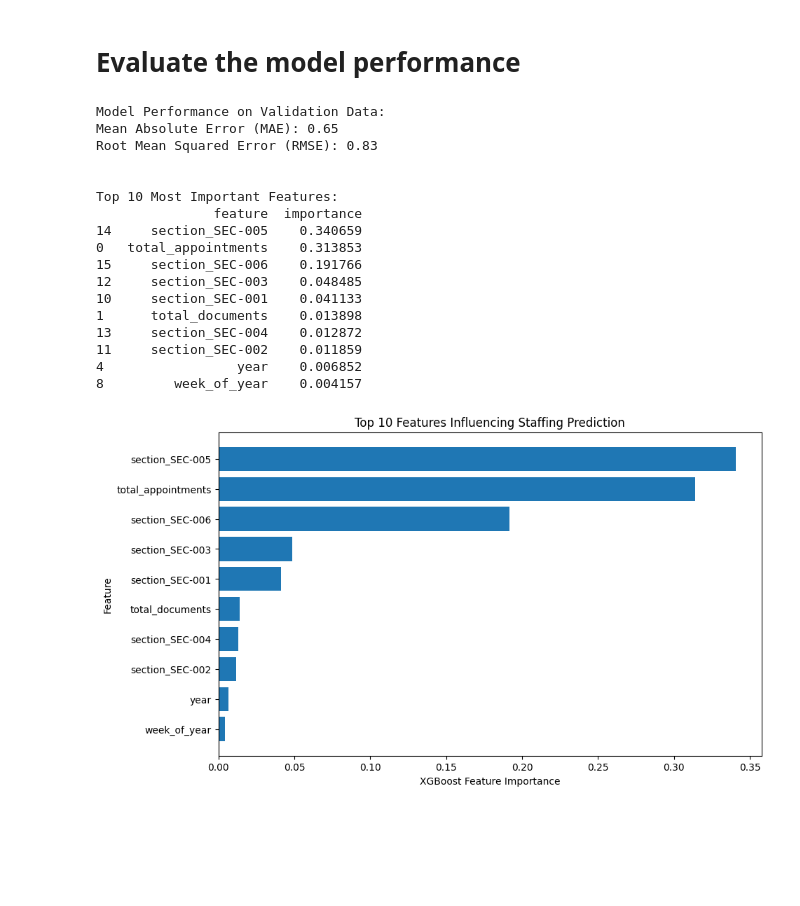
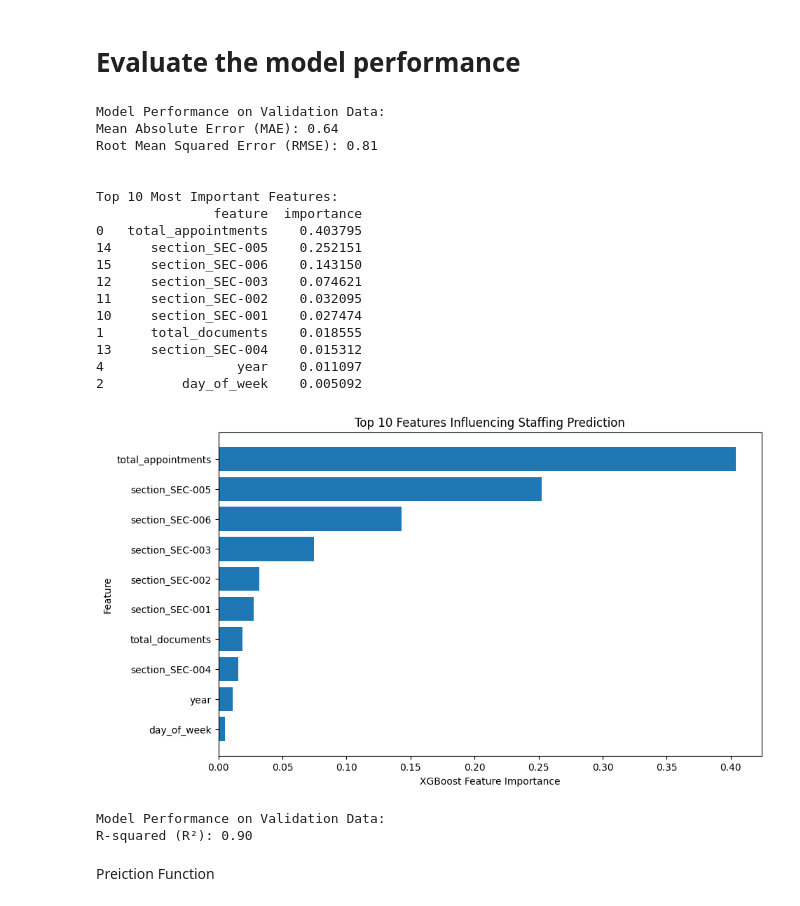
Before and after one commit to RMCV-Rajapaksha/TeamInception_Datathon, a Jupyter notebook: task2_eda_and_data_preprocessing_XGBoost.ipynb, the cells around one changed output. Drawn from its saved outputs; the diff is of its cells as text; code cells hidden in the pictures; blank space fills up the shorter version.

```diff
--- a/task2_eda_and_data_preprocessing_XGBoost.ipynb
+++ b/task2_eda_and_data_preprocessing_XGBoost.ipynb
@@ -302,0 +287,28 @@ Training XGBoost model...
+# %%
+from sklearn.model_selection import GridSearchCV
+
+# --- 1. Define the grid of hyperparameters to test ---
+param_grid = {
+    'n_estimators': [500, 1000, 1500],
+    'learning_rate': [0.01, 0.05, 0.1],
+    'max_depth': [3, 4, 5],
+    'subsample': [0.8, 1.0]
+}
+
+# --- 2. Initialize the Grid Search ---
+grid_search = GridSearchCV(
+    estimator=xgb.XGBRegressor(objective='reg:squarederror', n_jobs=-1, random_state=42),
+    param_grid=param_grid,
+    scoring='neg_mean_absolute_error',
+    cv=3,
+    verbose=2
+)
+
+# --- 3. Run the search on your training data ---
+print("⏳ Starting hyperparameter tuning... (This may take several minutes)")
+grid_search.fit(X_train, y_train)
+
+# --- 4. Get the best model and its parameters ---
+print(f"\n✅ Tuning complete!")
+print(f"Best parameters found: {grid_search.best_params_}")
+best_model = grid_search.best_estimator_
@@ -307,51 +337,67 @@ from sklearn.metrics import mean_absolute_error, root_mean_squared_error
 
 
 # Make predictions on the validation data
-y_pred = model.predict(X_val)
+y_pred = best_model.predict(X_val)
 
 # Calculate performance metrics
 mae = mean_absolute_error(y_val, y_pred)
 rmse = root_mean_squared_error(y_val, y_pred)
 
 print(f"Model Performance on Validation Data:")
 print(f"Mean Absolute Error (MAE): {mae:.2f}")
 print(f"Root Mean Squared Error (RMSE): {rmse:.2f}")
 
 # --- Feature Importance ---
 # This tells us which features the model relied on the most
 feature_importances = pd.DataFrame({
     'feature': X_train.columns,
-    'importance': model.feature_importances_
+    'importance': best_model.feature_importances_
 }).sort_values('importance', ascending=False)
 
 print("\n\nTop 10 Most Important Features:")
 print(feature_importances.head(10))
 
 
 # --- Plot Feature Importance ---
 plt.figure(figsize=(10, 6))
 plt.barh(feature_importances['feature'][:10], feature_importances['importance'][:10])
 plt.xlabel('XGBoost Feature Importance')
 plt.ylabel('Feature')
 plt.title('Top 10 Features Influencing Staffing Prediction')
 plt.gca().invert_yaxis() # Display the most important feature at the top
 plt.show()
 # %% [output]
 Model Performance on Validation Data:
-Mean Absolute Error (MAE): 0.65
-Root Mean Squared Error (RMSE): 0.83
+Mean Absolute Error (MAE): 0.64
+Root Mean Squared Error (RMSE): 0.81
 
 
 Top 10 Most Important Features:
                feature  importance
-14     section_SEC-005    0.340659
-0   total_appointments    0.313853
-15     section_SEC-006    0.191766
-12     section_SEC-003    0.048485
-10     section_SEC-001    0.041133
-1      total_documents    0.013898
-13     section_SEC-004    0.012872
-11     section_SEC-002    0.011859
-4                 year    0.006852
-8         week_of_year    0.004157
+0   total_appointments    0.403795
+14     section_SEC-005    0.252151
+15     section_SEC-006    0.143150
+12     section_SEC-003    0.074621
+11     section_SEC-002    0.032095
+10     section_SEC-001    0.027474
+1      total_documents    0.018555
+13     section_SEC-004    0.015312
+4                 year    0.011097
+2          day_of_week    0.005092
-[figure, old version]
+[figure, new version]
+# %%
+from sklearn.metrics import r2_score
+
+# If you haven't already, make predictions on the validation data
+y_pred = best_model.predict(X_val)
+
+# Calculate the R-squared value
+r2 = r2_score(y_val, y_pred)
+
+print(f"Model Performance on Validation Data:")
+print(f"R-squared (R²): {r2:.2f}")
+# %% [output]
+Model Performance on Validation Data:
+R-squared (R²): 0.90
+# %% [markdown]
+Preiction Function
```
Also changed, not shown: parts of 6 cells of this notebook.
